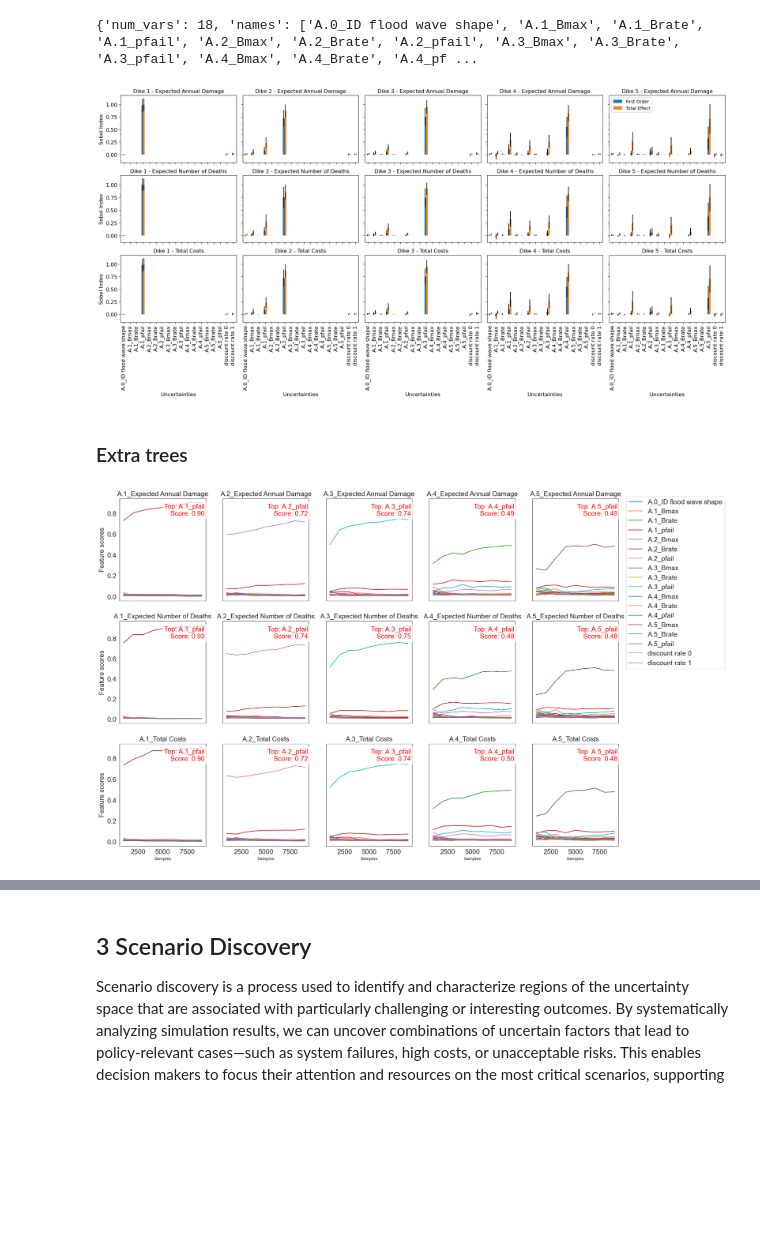
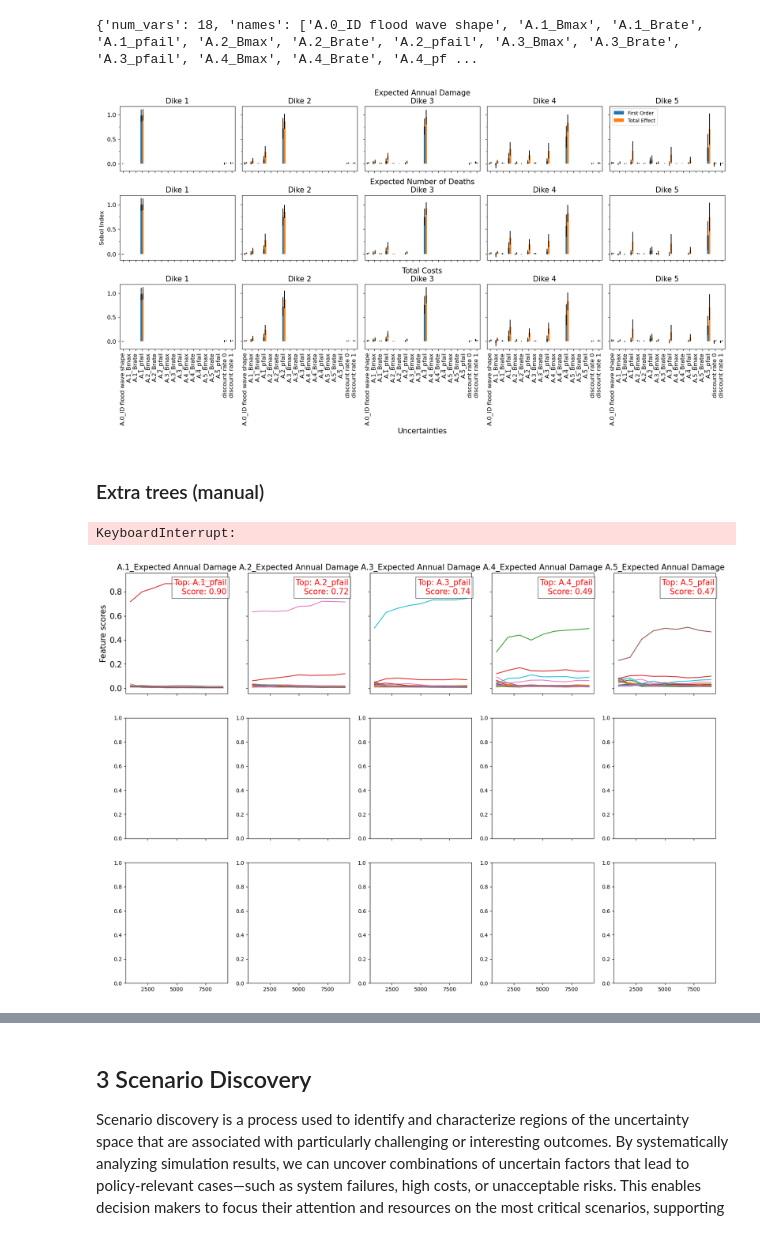
Before and after one commit to movephutthaphaiboon/epa141a-flood-policy-optimization-overijssel, a Jupyter notebook: final assignment/0_ScenarioAnalysis.ipynb, the cells around one changed output, grey strips where cells are left out. Drawn from its saved outputs; the diff is of its cells as text; code cells hidden in the pictures; blank space fills up the shorter version.

```diff
--- a/final assignment/0_ScenarioAnalysis.ipynb
+++ b/final assignment/0_ScenarioAnalysis.ipynb
@@ -467,8 +466,0 @@ experiments.drop(columns=["policy", "scenario", "model"], inplace=True, errors='
-# %%
-import matplotlib.pyplot as plt
-
-scores = feature_scoring.get_feature_scores_all(experiments, outcomes, mode=RuleInductionType.REGRESSION)
-plt.figure(figsize=(18, 8))
-ax = sns.heatmap(scores, annot=True, cmap = "Blues", fmt=".2f")
-ax.set_title("Feature Scoring of Scenario Space (Regression)")
-plt.show()
@@ -488,43 +480,48 @@ warnings.filterwarnings("ignore", category=FutureWarning, module="SALib.util")
 outcome_keys = ['Expected Annual Damage', 'Expected Number of Deaths', 'Total Costs']
 dike_range = range(1, 6)
 
-fig, axes = plt.subplots(len(outcome_keys), len(dike_range), figsize=(20, 10), sharey='row')
+fig, axes = plt.subplots(len(outcome_keys), len(dike_range), figsize=(18, 10), sharey='row')
 
 for i, outcome_key in enumerate(outcome_keys):
     for j, dike_no in enumerate(dike_range):
         ax = axes[i, j]
         key = f"A.{dike_no}_{outcome_key}"
         single_outcome_sobol = outcomes[key]
         Si = sobol.analyze(problem, single_outcome_sobol, calc_second_order=True, print_to_console=False)
 
         # Visualize Sobol results
         Si_filter = {k: Si[k] for k in ['ST', 'ST_conf', 'S1', 'S1_conf']}
         Si_df = pd.DataFrame(Si_filter, index=problem['names'])
 
         indices = Si_df[['S1', 'ST']]
         err = Si_df[['S1_conf', 'ST_conf']]
         indices.plot.bar(yerr=err.values.T, ax=ax, legend=False)
-        ax.set_title(f"Dike {dike_no} - {outcome_key}", fontsize=12)
+        if j == 2:
+            ax.set_title(f"{outcome_key}\nDike {dike_no}", fontsize=15)
+        else:
+            ax.set_title(f"Dike {dike_no}", fontsize=15)
         if j == 0:
-            ax.set_ylabel("Sobol Index", fontsize=12)
+            if i == 1:
+                ax.set_ylabel("Sobol Index", fontsize=12)
             ax.tick_params(axis='y', labelsize=12)
         # Only show x-axis labels and ticks for the bottom row
         if i == len(outcome_keys) - 1:
             ax.tick_params(axis='both', which='major', labelsize=12)
-            ax.set_xlabel("Uncertainties", fontsize=12)
+            if j == 2:
+                ax.set_xlabel("Uncertainties", fontsize=15)
         else:
             ax.set_xlabel("")
             ax.set_xticklabels([])
         # Add legend only to the last plot
         if j == len(dike_range) - 1 and i == 0:
             ax.legend(['First Order', 'Total Effect'], fontsize=10, loc='upper left')
 
 plt.tight_layout()
 plt.show()
 # %% [output]
-[figure, old version]
+[figure, new version]
 # %% [markdown]
-### Extra trees
+### Extra trees (manual)
 # %%
 from ema_workbench.analysis import feature_scoring
 
@@ -539,7 +536,7 @@ for i, outcome_key in enumerate(outcome_keys):
     for j, dike_no in enumerate(dike_range):
         outcome_name = f"A.{dike_no}_{outcome_key}"
         combined_scores = []
-        for k in range(1000, experiments.shape[0], 1000):
+        for k in range(100, experiments.shape[0], 100):
             X = experiments.iloc[:k]
             y = outcomes[outcome_name][:k]
             scores_k = feature_scoring.get_ex_feature_scores(
@@ -599,4 +596,5 @@ axes[-1, -1].legend(handles, labels, bbox_to_anchor=(1.05, 1.7), fontsize=15, lo
 plt.tight_layout(rect=[0, 0, 0.95, 1])
 plt.show()
 # %% [output]
+KeyboardInterrupt:
-[figure, old version]
+[figure, new version]
```
Also changed, not shown: parts of 9 cells of this notebook, 4 other files.
